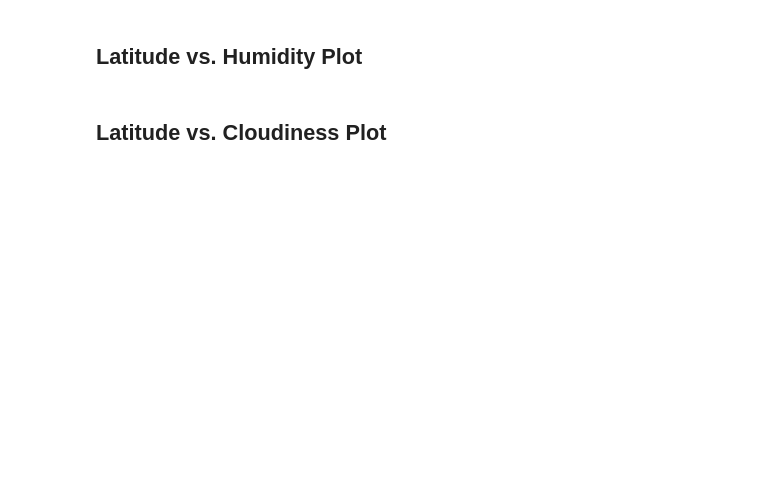
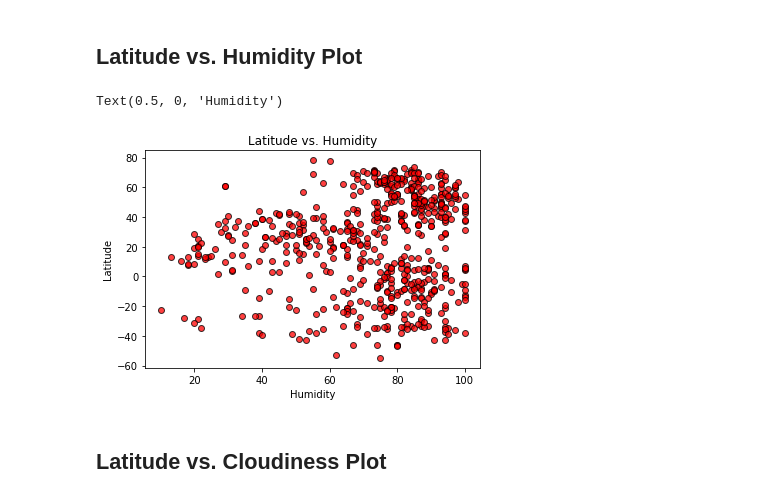
Before and after one commit to CMDenys/python-api-challenge, a Jupyter notebook: WeatherPy_MAIN.ipynb, the cells around one changed output. Cells and saved outputs as stored; diff of their text form; code cells hidden in the pictures; blank space fills up the shorter version.

```diff
--- a/WeatherPy_MAIN.ipynb
+++ b/WeatherPy_MAIN.ipynb
@@ -164,4 +184,17 @@ Skip this step if there are no cities that have humidity > 100%.
 # %% [markdown]
 ## Latitude vs. Humidity Plot
+# %%
+y_axis = lat_list
+x_axis = humidity_list
+
+
+plt.scatter(x_axis, y_axis, marker="o", facecolors="red", edgecolors="black", alpha=0.75)
+
+plt.title('Latitude vs. Humidity')
+plt.ylabel('Latitude')
+plt.xlabel('Humidity')
+# %% [output]
+Text(0.5, 0, 'Humidity')
+[figure, added]
 # %% [markdown]
 ## Latitude vs. Cloudiness Plot
```
Also changed, not shown: parts of 13 cells of this notebook, 1 other file.
